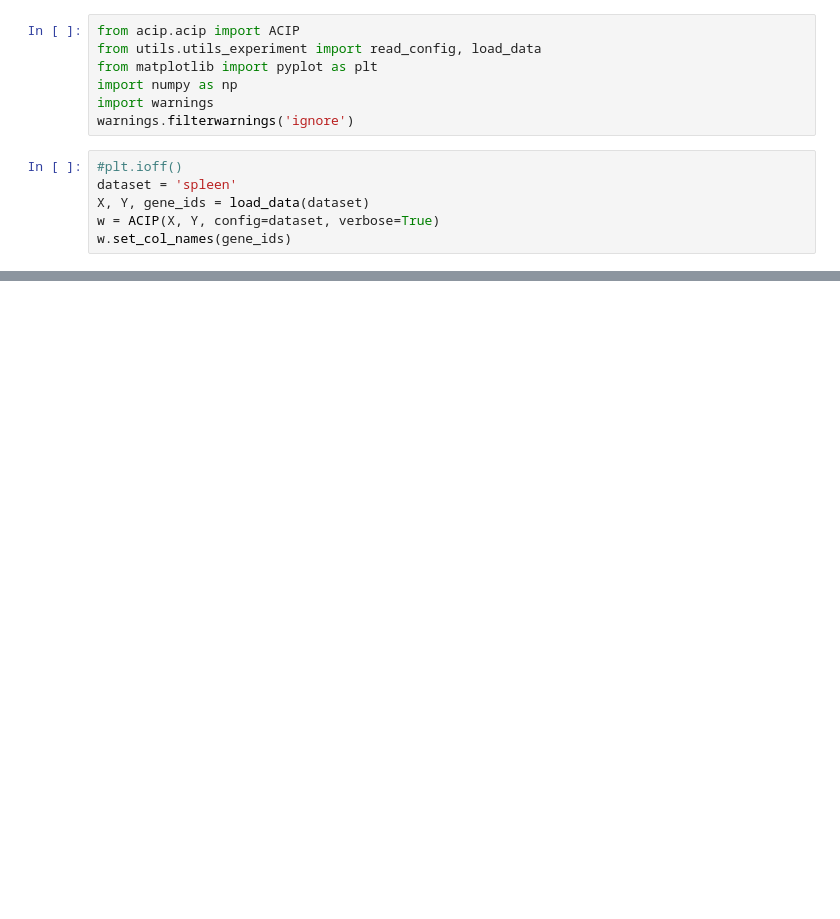
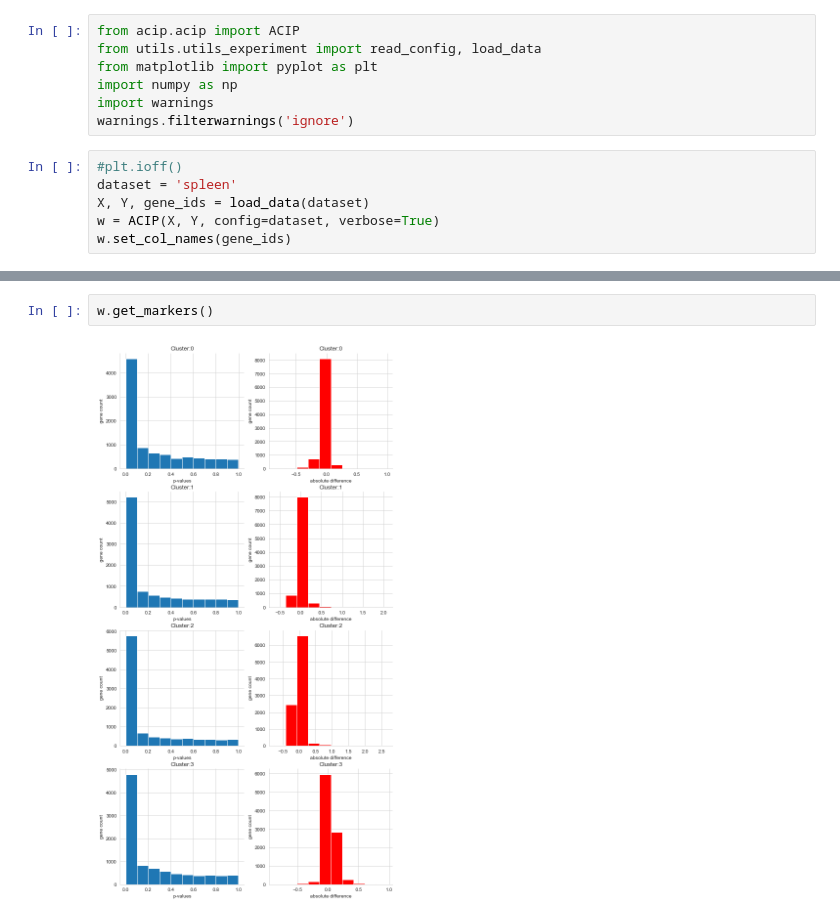
Before and after one commit to ferrocactus/cellar, a Jupyter notebook: notebooks/main.ipynb, the cells around one changed output, grey strips where cells are left out. Drawn from its saved outputs; the diff is of its cells as text; blank space fills up the shorter version.

```diff
--- a/notebooks/main.ipynb
+++ b/notebooks/main.ipynb
@@ -38,3 +55,7 @@ Reducing dimensionality for visualization using umap.
+# %%
+w.get_markers()
+# %% [output]
+[figure, added]
 # %%
 w.markers
 # %% [output]
```
Also changed, not shown: parts of 5 cells of this notebook, 3 other files.
